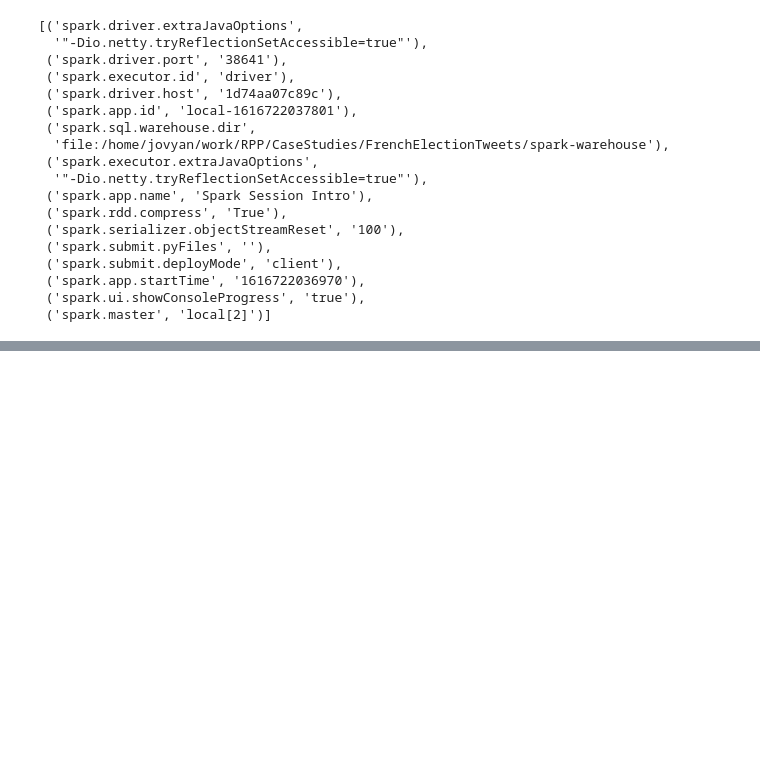
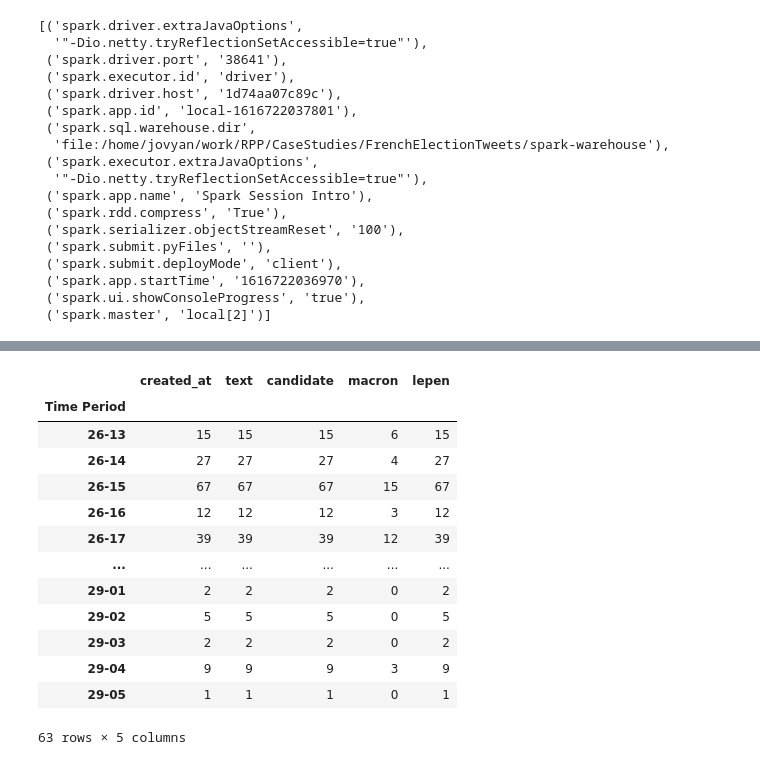
Before and after one commit to AndrewSamaha/FrenchElectionTweets, a Jupyter notebook: cs2.ipynb, the cells around one changed output, grey strips where cells are left out. Saved outputs shown, nothing was run; the diff lists cells and outputs as text; code cells hidden in the pictures; blank space fills up the shorter version.

```diff
--- a/cs2.ipynb
+++ b/cs2.ipynb
@@ -54,0 +206,17 @@ print(out.show())
+# %%
+lepen_tweets
+# %% [output]
+|  | created_at | text | candidate | macron | lepen |
+| Time Period |  |  |  |  |  |
+| 26-13 | 15 | 15 | 15 | 6 | 15 |
+| 26-14 | 27 | 27 | 27 | 4 | 27 |
+| 26-15 | 67 | 67 | 67 | 15 | 67 |
+| 26-16 | 12 | 12 | 12 | 3 | 12 |
+| 26-17 | 39 | 39 | 39 | 12 | 39 |
+| ... | ... | ... | ... | ... | ... |
+| 29-01 | 2 | 2 | 2 | 0 | 2 |
+| 29-02 | 5 | 5 | 5 | 0 | 5 |
+| 29-03 | 2 | 2 | 2 | 0 | 2 |
+| 29-04 | 9 | 9 | 9 | 3 | 9 |
+| 29-05 | 1 | 1 | 1 | 0 | 1 |
+63 rows × 5 columns
```
Also changed, not shown: parts of 23 cells of this notebook, 5 other files.
